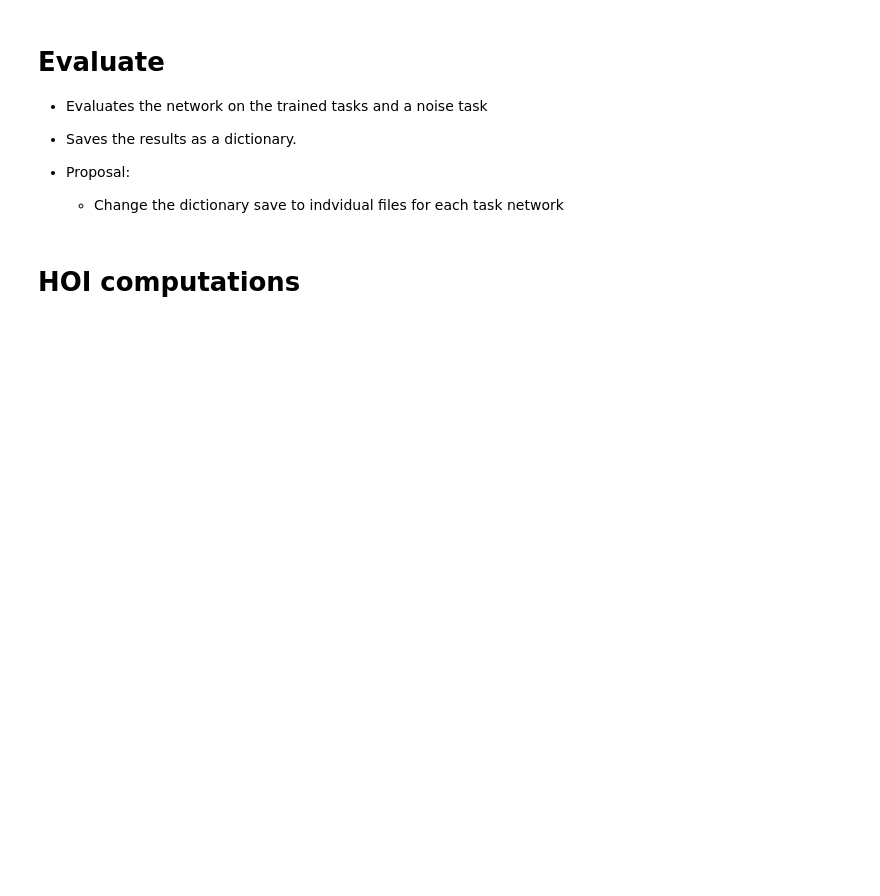
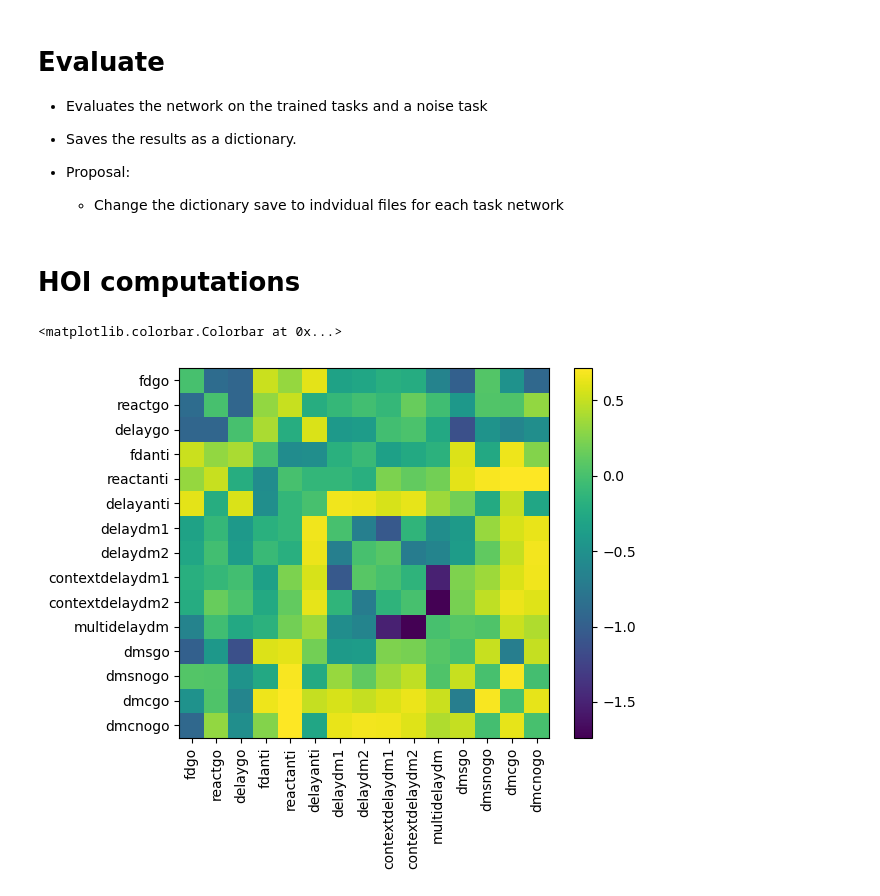
Before and after one commit to SalvadorCalanni/LACONEU25_group_project, a Jupyter notebook: Ori_repo_and_data/pipeline24.ipynb, the cells around one changed output. Saved outputs shown, nothing was run; the diff lists cells and outputs as text; code cells hidden in the pictures; blank space fills up the shorter version.

```diff
--- a/Ori_repo_and_data/pipeline24.ipynb
+++ b/Ori_repo_and_data/pipeline24.ipynb
@@ -179,0 +212,48 @@ concatenated_meanhoi.to_csv('concatenated_meanhoi_trimmed_24_3_6.csv')
+# %%
+#how much variance does the pca explain
+#print(pca.explained_variance_ratio_)
+import numpy as np
+from scipy.stats import gaussian_kde
+
+def differential_entropy(data):
+    # Estimate the density using Gaussian KDE
+    kde = gaussian_kde(data)
+
+    # Define the range of values where the PDF will be evaluated
+    x = np.linspace(min(data), max(data), 1000)
+
+    # Evaluate the KDE to get the PDF values
+    pdf = kde(x)
+
+    # Compute the differential entropy
+    entropy = -np.sum(pdf * np.log(pdf)) * (x[1] - x[0])
+
+
+    return entropy
+# %%
+#make a pca projection plot of allvariances n columns
+from sklearn.decomposition import PCA
+import seaborn as sns
+
+pca = PCA(n_components=2)
+pca_result = pca.fit_transform(allvariances)
+allvariancesdf['pca-one'] = pca_result[:,0]
+allvariancesdf['pca-two'] = pca_result[:,1]
+# %%
+allvariancesdf["difentropy"] = allvariancesdf[[f"n{i}" for i in range(allvariances.shape[1])]].apply(lambda x: differential_entropy(x), axis=1)
+# %%
+import matplotlib.pyplot as plt
+difarray = np.zeros((len(tasks),len(tasks)))
+for i in range(len(tasks)):
+    for j in range(i+1,len(tasks)):
+        #the difentropy of the taski and taskj
+        difarray[i,j] = allvariancesdf[(allvariancesdf["task1"]==tasks[i]) & (allvariancesdf["task2"]==tasks[j])]["difentropy"].values[0]
+        difarray[j,i] = difarray[i,j]
+#add task names as labels
+plt.xticks(range(len(tasks)), tasks, rotation=90)
+plt.yticks(range(len(tasks)), tasks)
+plt.imshow(difarray)
+plt.colorbar()
+# %% [output]
+<matplotlib.colorbar.Colorbar at 0x...>
+[figure, added]
```
Also changed, not shown: parts of 16 cells of this notebook, 1 other file.
